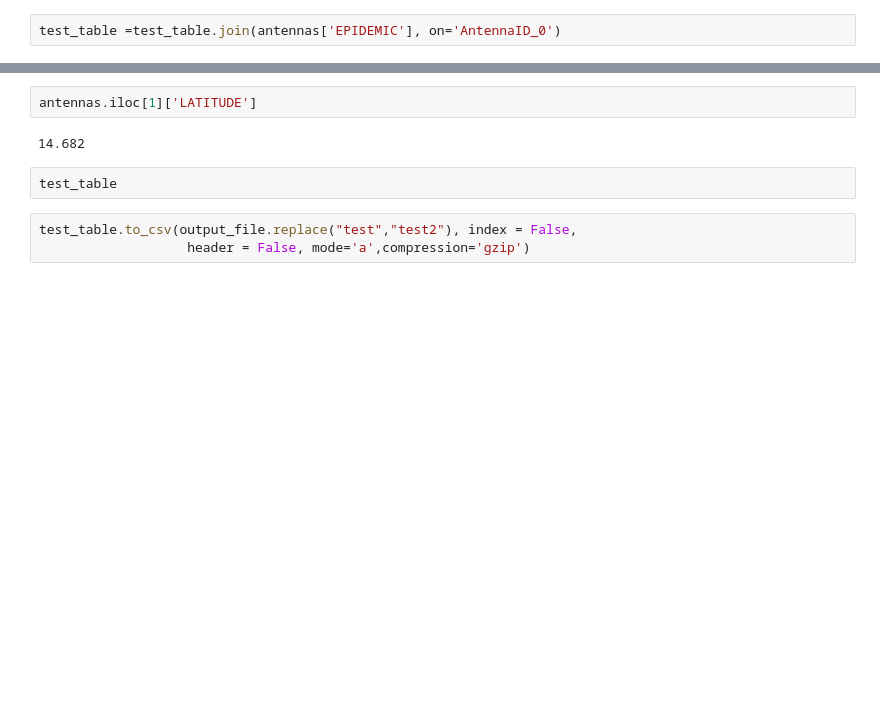
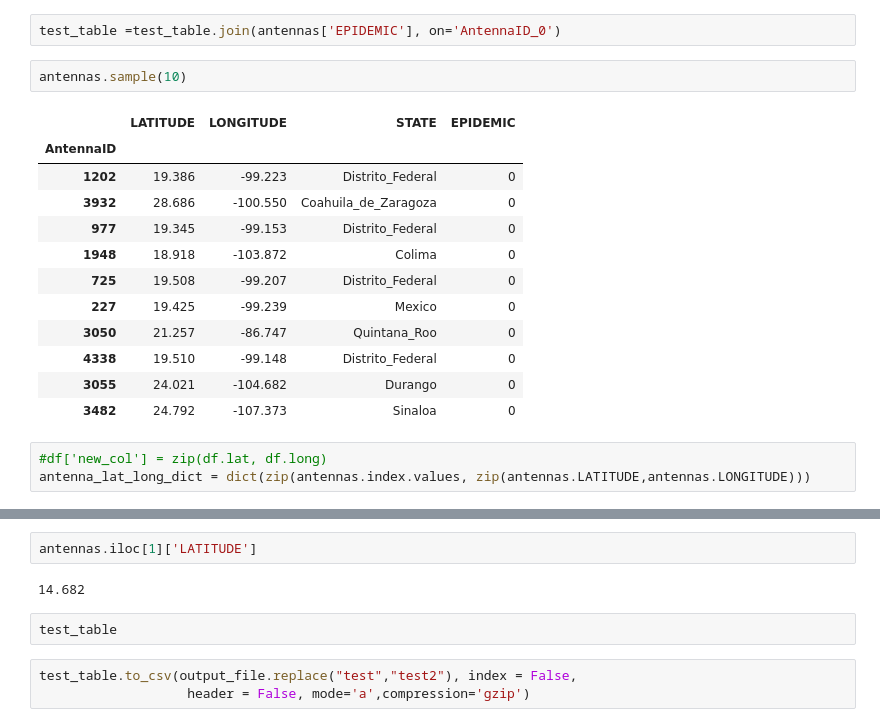
Before and after one commit to jdemonasterio/Tesis, a Jupyter notebook: User_antenna mapping.ipynb, the cells around one changed output, grey strips where cells are left out. Cells and saved outputs as stored; diff of their text form; blank space fills up the shorter version.

```diff
--- a/User_antenna mapping.ipynb
+++ b/User_antenna mapping.ipynb
@@ -354,2 +348,20 @@ test_table.head(20)
 # %%
 test_table =test_table.join(antennas['EPIDEMIC'], on='AntennaID_0')
+# %%
+antennas.sample(10)
+# %% [output]
+|  | LATITUDE | LONGITUDE | STATE | EPIDEMIC |
+| AntennaID |  |  |  |  |
+| 1202 | 19.386 | -99.223 | Distrito_Federal | 0 |
+| 3932 | 28.686 | -100.550 | Coahuila_de_Zaragoza | 0 |
+| 977 | 19.345 | -99.153 | Distrito_Federal | 0 |
+| 1948 | 18.918 | -103.872 | Colima | 0 |
+| 725 | 19.508 | -99.207 | Distrito_Federal | 0 |
+| 227 | 19.425 | -99.239 | Mexico | 0 |
+| 3050 | 21.257 | -86.747 | Quintana_Roo | 0 |
+| 4338 | 19.510 | -99.148 | Distrito_Federal | 0 |
+| 3055 | 24.021 | -104.682 | Durango | 0 |
+| 3482 | 24.792 | -107.373 | Sinaloa | 0 |
+# %%
+#df['new_col'] = zip(df.lat, df.long)
+antenna_lat_long_dict = dict(zip(antennas.index.values, zip(antennas.LATITUDE,antennas.LONGITUDE)))
```
Also changed, not shown: parts of 24 cells of this notebook.
